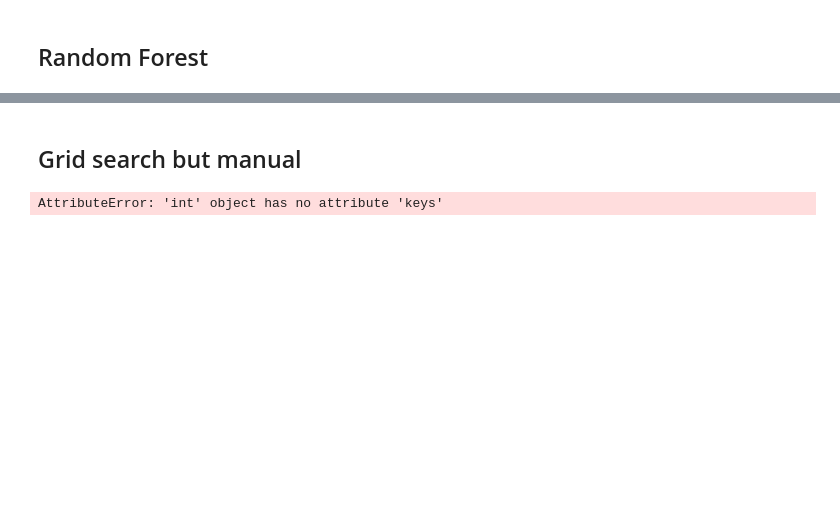
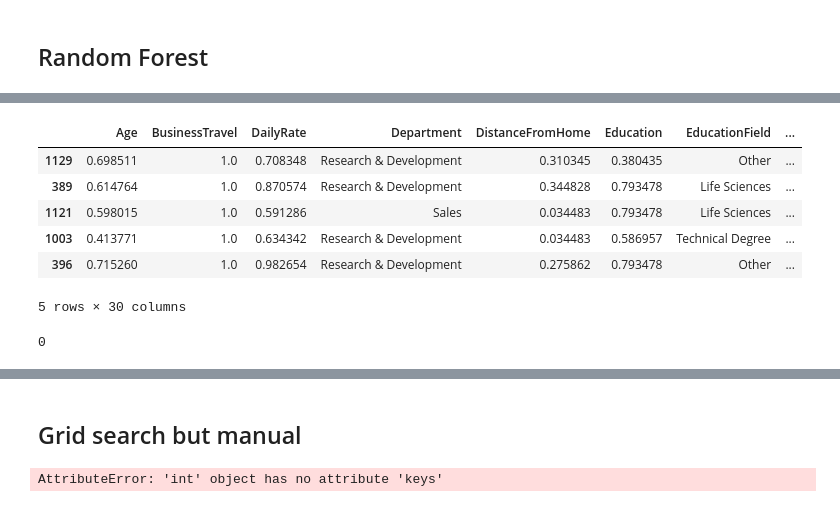
Before and after one commit to super-cinnamon/Projet_DM, a Jupyter notebook: part4.ipynb, the cells around one changed output, grey strips where cells are left out. Saved outputs shown, nothing was run; the diff lists cells and outputs as text; code cells hidden in the pictures; blank space fills up the shorter version.

```diff
--- a/part4.ipynb
+++ b/part4.ipynb
@@ -434,0 +441,10 @@ Accuracy = 0.8503401360544217
+# %%
+test_df.head()
+# %% [output]
+|  | Age | BusinessTravel | DailyRate | Department | DistanceFromHome | Education | EducationField | ... |
+| 1129 | 0.698511 | 1.0 | 0.708348 | Research & Development | 0.310345 | 0.380435 | Other | ... |
+| 389 | 0.614764 | 1.0 | 0.870574 | Research & Development | 0.344828 | 0.793478 | Life Sciences | ... |
+| 1121 | 0.598015 | 1.0 | 0.591286 | Sales | 0.034483 | 0.793478 | Life Sciences | ... |
+| 1003 | 0.413771 | 1.0 | 0.634342 | Research & Development | 0.034483 | 0.586957 | Technical Degree | ... |
+| 396 | 0.715260 | 1.0 | 0.982654 | Research & Development | 0.275862 | 0.793478 | Other | ... |
+5 rows × 30 columns
@@ -435,3 +455,8 @@ Accuracy = 0.8503401360544217
+# %%
+prediction = random_forest_predictions(series, forest)
+prediction[0]
+# %% [output]
+0
 # %%
 accuracy(test_df.label, predictions)
 # %% [output]
```
Also changed, not shown: parts of 15 cells of this notebook, 6 other files.
